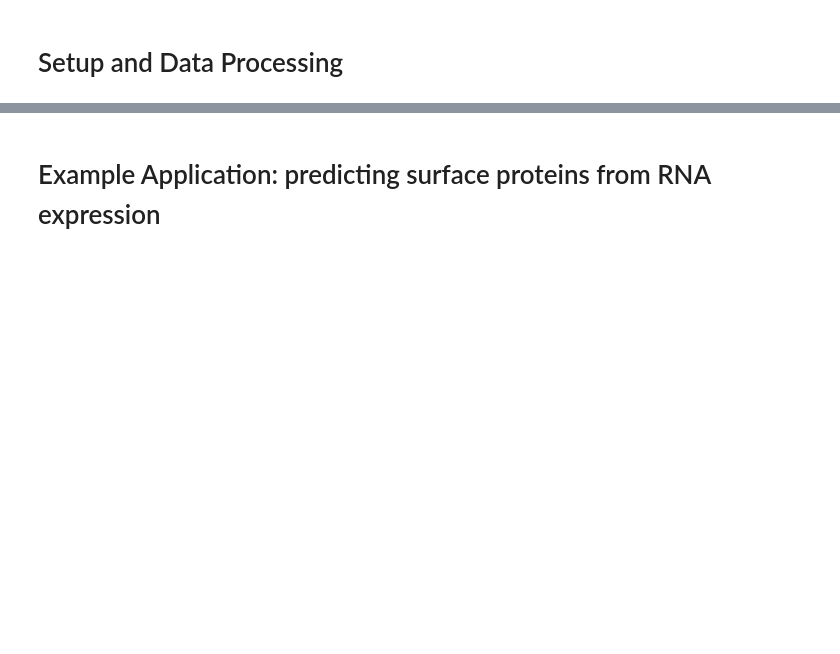
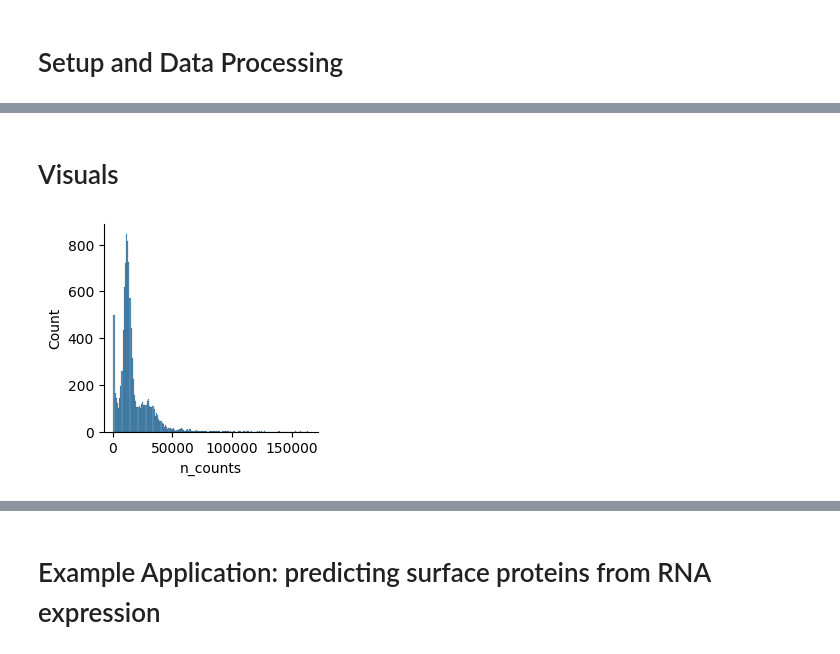
Before and after one commit to Dennis-Bersenev/ScDemo, a Jupyter notebook: cite_seq/demo.ipynb, the cells around one changed output, grey strips where cells are left out. Cells and saved outputs as stored; diff of their text form; code cells hidden in the pictures; blank space fills up the shorter version.

```diff
--- a/cite_seq/demo.ipynb
+++ b/cite_seq/demo.ipynb
@@ -71,3 +55,9 @@ protein_norm = protein.X.toarray()
 
 # Saving mapping of 0-16 to protein names via array.
 protein_names = [item.split('_')[0] for item in protein.var_names]
+# %% [markdown]
+# Visuals
+# %%
+mu.pl.histogram(adata, ['n_counts'])
+# %% [output]
+[figure, added]
```
Also changed, not shown: parts of 3 cells of this notebook, 2 other files.
